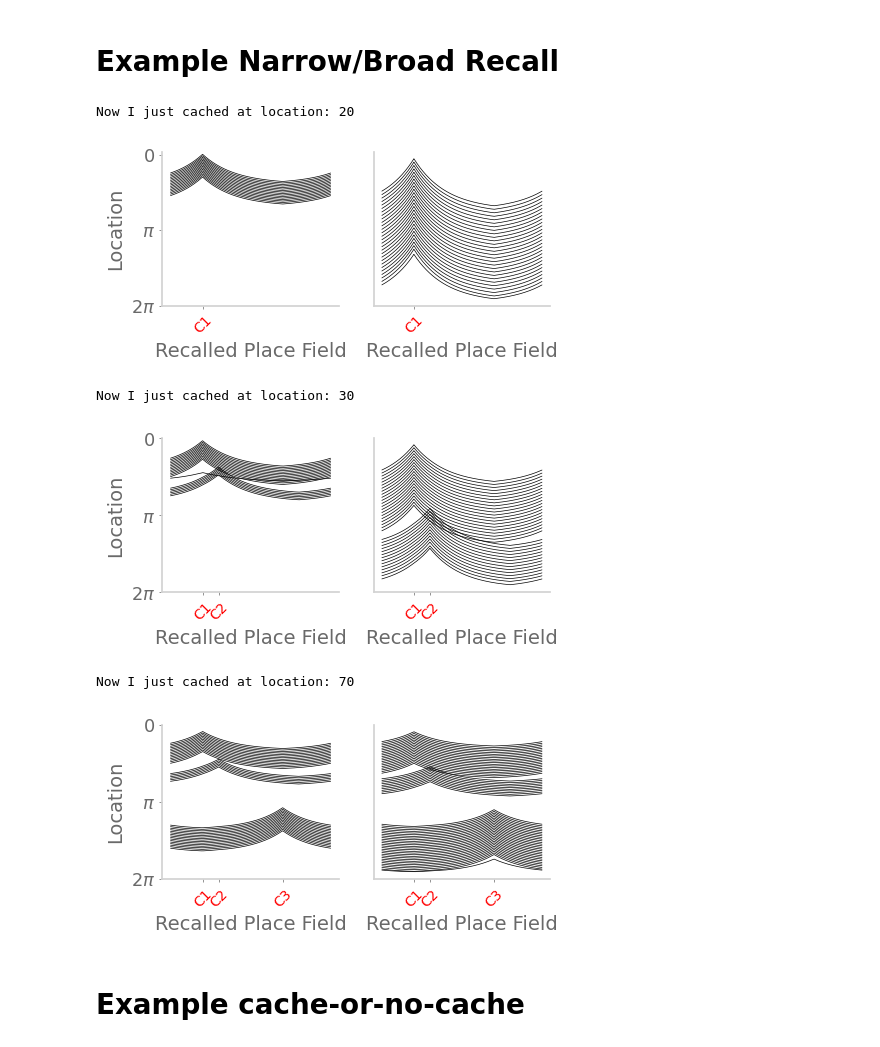
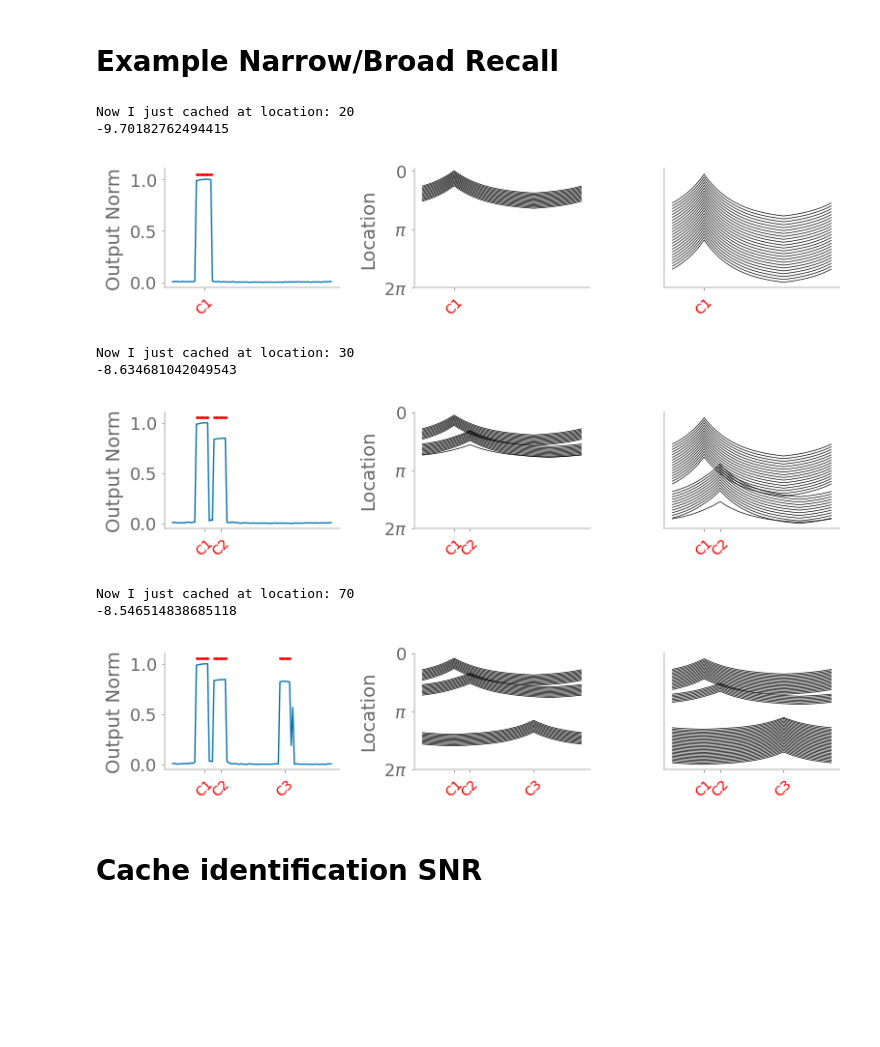
Before and after one commit to chingf/barcodes, a Jupyter notebook: SV-Fig3CD-example-task.ipynb, the cells around one changed output. Saved outputs shown, nothing was run; the diff lists cells and outputs as text; code cells hidden in the pictures; blank space fills up the shorter version.

```diff
--- a/SV-Fig3CD-example-task.ipynb
+++ b/SV-Fig3CD-example-task.ipynb
@@ -25,3 +25,14 @@ model = Model(
 cache_states = [20, 30, 70]
 # %% [markdown]
 # Example Narrow/Broad Recall
+# %%
+def get_snr(readout, cache_states):
+    readout = np.linalg.norm(readout, axis=1)
+    readout /= readout.max()
+    idxs = np.zeros(readout.size).astype(bool)
+    for c in cache_states:
+        idxs[c] = True
+    signal_strength = np.sum(readout[idxs])
+    noise_strength = np.sum(readout[np.logical_not(idxs)])
+    snr = 10 * np.log10(signal_strength/noise_strength)
+    return snr
@@ -28,48 +93,36 @@ cache_states = [20, 30, 70]
 # %%
 model.reset()
 
+cache_identification = []
+narrow_recall = []
+wide_recall = []
+
 for c_idx, cache_state in enumerate(cache_states):
-
-    fig, ax = plt.subplots(1, 2, figsize=(5,2))
 
     print("Now I just cached at location:", cache_state)
     preacts, acts, _, acts_over_time = model.run_recurrent(place_inputs, n_zero_input=20)
     model.update(place_inputs[cache_state], acts[cache_state], preacts[cache_state])
 
-    _, acts, reconstruct, _ = model.run_narrow_recall(place_inputs)
-    valid_recall = np.any(reconstruct > reconstruct.mean() + 1.5*reconstruct.std(), axis=1)
-    offset = reconstruct.std()/2
-    for idx, validity in enumerate(valid_recall):
-        if not validity: continue
-        r = reconstruct[idx]
-        ax[0].plot(np.arange(r.size), r-offset*idx, color='black', linewidth=0.5)
-    ax[0].set_yticks([0, -offset*(num_states//2), -offset*(num_states)], [0, '$\pi$', '$2\pi$'])
+    _, _, _cache_identification, _ = model.run_recall(0.25, place_inputs)
+    cache_identification.append(_cache_identification.copy())
+    print(get_snr(_cache_identification, cache_states[:c_idx+1]))
 
-    _, acts, reconstruct, _ = model.run_wide_recall(place_inputs)
-    valid_recall = np.any(reconstruct > reconstruct.mean() + 1.5*reconstruct.std(), axis=1)
-    offset = reconstruct.std()/2
-    for idx, validity in enumerate(valid_recall):
-        if not validity: continue
-        r = reconstruct[idx]
-        ax[1].plot(np.arange(r.size), r-offset*idx, color='black', linewidth=0.5)
+    _, _, _narrow_recall, _ = model.run_narrow_recall(place_inputs)
+    narrow_recall.append(_narrow_recall.copy())
 
-    ax[0].set_ylabel('Location')
-    ax[1].set_ylabel('')
-    ax[1].set_yticks([])
-    for _ax in ax:
-        _ax.set_xlabel('Recalled Place Field')
-        xtick_loc = []; xtick_label = [];
-        for i, c in enumerate(cache_states[:c_idx+1]):
-            xtick_loc.append((c/num_states)*N_bar)
-            xtick_label.append(f'C{i+1}')
-        _ax.set_xticks(xtick_loc, xtick_label, rotation=45, color='red', fontsize=10)
-    plt.show()
+    _, _, _wide_recall, _ = model.run_wide_recall(place_inputs)
+    wide_recall.append(_wide_recall.copy())
+
+    recall_plots(_cache_identification, _narrow_recall, _wide_recall)
 # %% [output]
 Now I just cached at location: 20
+-9.70182762494415
-[figure, old version]
+[figure, new version]
 Now I just cached at location: 30
+-8.634681042049543
-[figure, old version]
+[figure, new version]
 Now I just cached at location: 70
+-8.546514838685118
-[figure, old version]
+[figure, new version]
 # %% [markdown]
-# Example cache-or-no-cache
+# Cache identification SNR
```
Also changed, not shown: parts of 10 cells of this notebook, 7 other files.
